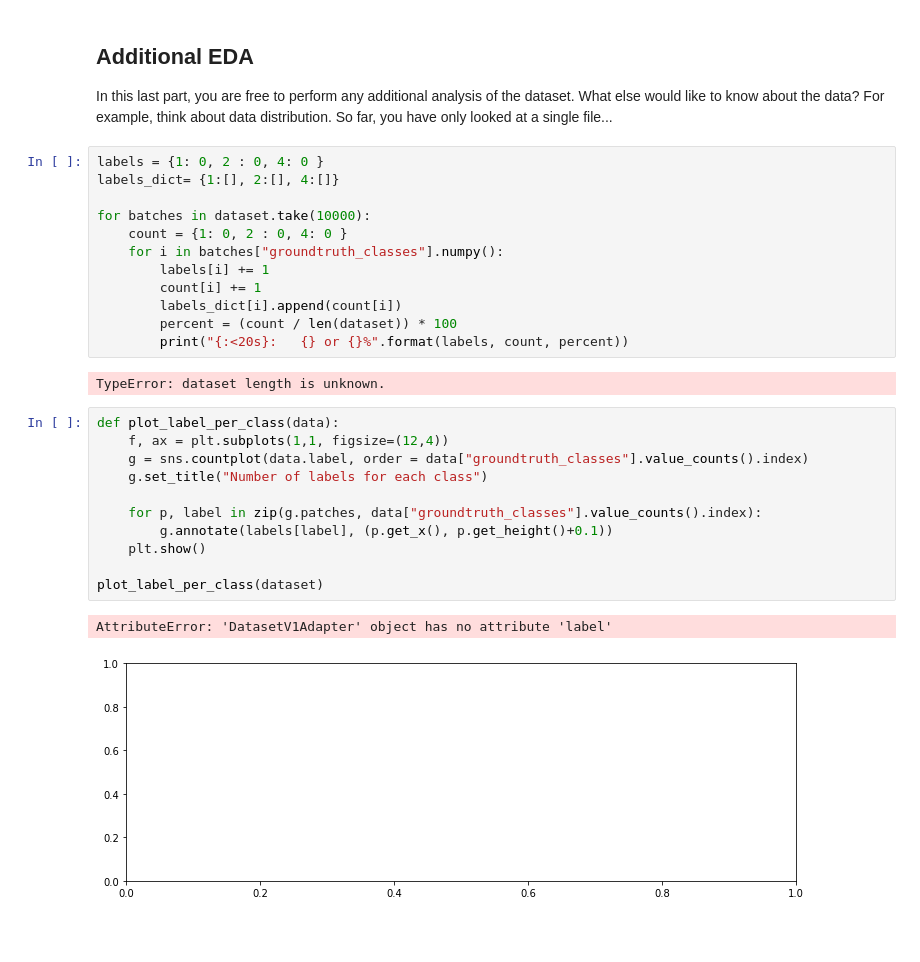
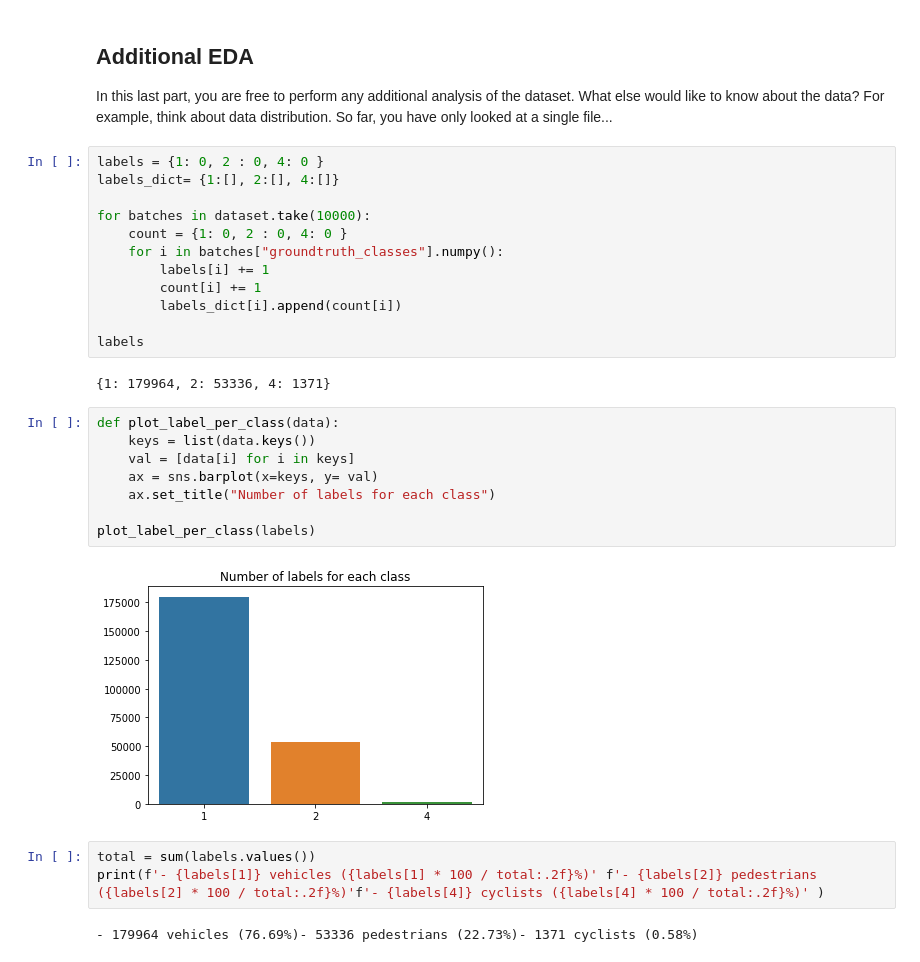
Before and after one commit to polarbeargo/nd013-c1-vision-starter, a Jupyter notebook: Exploratory Data Analysis.ipynb, the cells around one changed output. Saved outputs shown, nothing was run; the diff lists cells and outputs as text; blank space fills up the shorter version.

```diff
--- a/Exploratory Data Analysis.ipynb
+++ b/Exploratory Data Analysis.ipynb
@@ -108,23 +108,24 @@ for batches in dataset.take(10000):
         labels[i] += 1
         count[i] += 1
         labels_dict[i].append(count[i])
-        percent = (count / len(dataset)) * 100
-        print("{:<20s}:   {} or {}%".format(labels, count, percent))
+
+labels
 # %% [output]
-TypeError: dataset length is unknown.
+{1: 179964, 2: 53336, 4: 1371}
-# %%
-def plot_label_per_class(data):
-    f, ax = plt.subplots(1,1, figsize=(12,4))
-    g = sns.countplot(data.label, order = data["groundtruth_classes"].value_counts().index)
-    g.set_title("Number of labels for each class")
-
-    for p, label in zip(g.patches, data["groundtruth_classes"].value_counts().index):
-        g.annotate(labels[label], (p.get_x(), p.get_height()+0.1))
-    plt.show()
-
-plot_label_per_class(dataset)
-# %% [output]
-AttributeError: 'DatasetV1Adapter' object has no attribute 'label'
-[figure, removed]
+# %%
+def plot_label_per_class(data):
+    keys = list(data.keys())
+    val = [data[i] for i in keys]
+    ax = sns.barplot(x=keys, y= val)
+    ax.set_title("Number of labels for each class")
+
+plot_label_per_class(labels)
+# %% [output]
+[figure, added]
+# %%
+total = sum(labels.values())
+print(f'- {labels[1]} vehicles ({labels[1] * 100 / total:.2f}%)' f'- {labels[2]} pedestrians ({labels[2] * 100 / total:.2f}%)'f'- {labels[4]} cyclists ({labels[4] * 100 / total:.2f}%)' )
+# %% [output]
+- 179964 vehicles (76.69%)- 53336 pedestrians (22.73%)- 1371 cyclists (0.58%)
 # %%
 label_map = {"vehicles": labels[1], "pedestrians": labels[2], "cyclist": labels[4]}
```
Also changed, not shown: parts of 5 cells of this notebook.
